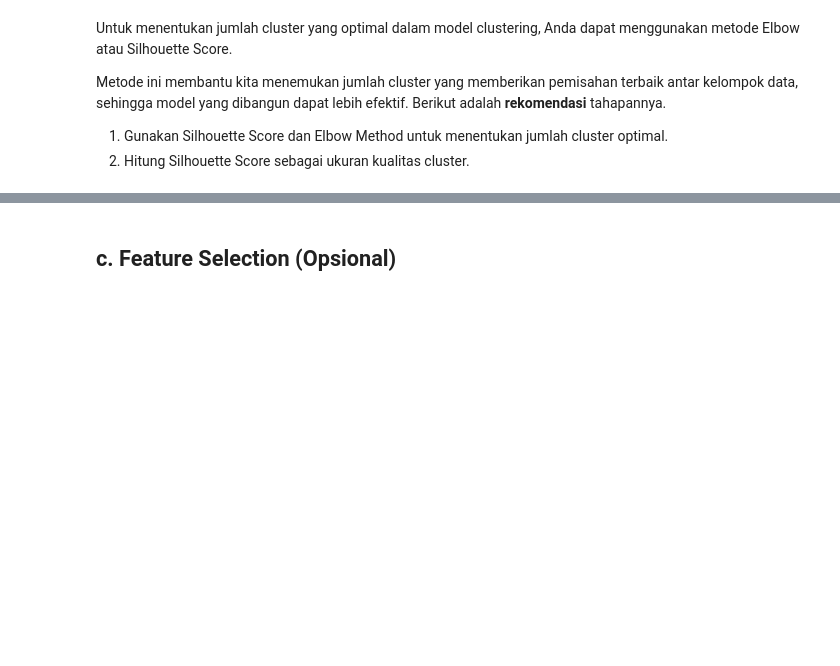
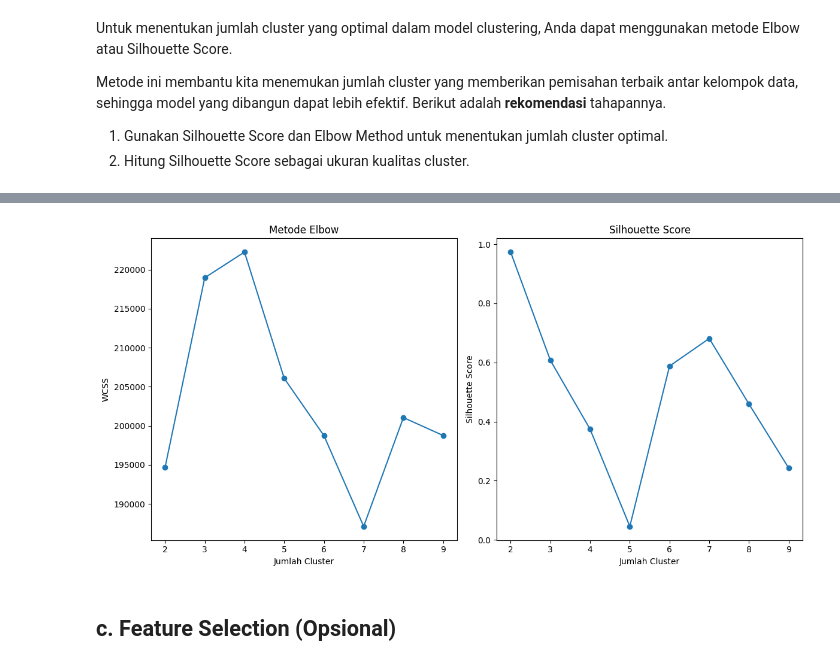
Before and after one commit to ZidanAlfarizaPutraPratama/MembangunProyekMachineLearning, a Jupyter notebook: notebooks/[Clustering]_Submission_Akhir_BMLP_Zidannnapp.ipynb, the cells around one changed output, grey strips where cells are left out. Cells and saved outputs as stored; diff of their text form; code cells hidden in the pictures; blank space fills up the shorter version.

```diff
--- a/notebooks/[Clustering]_Submission_Akhir_BMLP_Zidannnapp.ipynb
+++ b/notebooks/[Clustering]_Submission_Akhir_BMLP_Zidannnapp.ipynb
@@ -261,21 +293,3 @@ Untuk menentukan jumlah cluster yang optimal dalam model clustering, Anda dapat
 Metode ini membantu kita menemukan jumlah cluster yang memberikan pemisahan terbaik antar kelompok data, sehingga model yang dibangun dapat lebih efektif. Berikut adalah **rekomendasi** tahapannya.
 1. Gunakan Silhouette Score dan Elbow Method untuk menentukan jumlah cluster optimal.
 2. Hitung Silhouette Score sebagai ukuran kualitas cluster.
-# %%
-# Menentukan jumlah cluster optimal menggunakan Silhouette Score
-silhouette_scores = []
-for n_clusters in range(2, 15):
-    kmeans = KMeans(n_clusters=n_clusters, random_state=42)
-    labels = kmeans.fit_predict(X)
-    silhouette_avg = silhouette_score(X, labels)
-    silhouette_scores.append(silhouette_avg)
-    print(f'KMeans dengan {n_clusters} cluster -> Skor silhouette: {silhouette_avg:.4f}')
-
-# Visualisasi Silhouette Score
-plt.figure(figsize=(10, 6))
-plt.plot(range(2, 15), silhouette_scores, marker='o')
-plt.title('Silhouette Score vs Jumlah Cluster')
-plt.xlabel('Jumlah Cluster')
-plt.ylabel('Silhouette Score')
-plt.grid()
-plt.show()
@@ -296,0 +296,62 @@ KMeans dengan 14 cluster -> Skor silhouette: 0.1035
+# %%
+import pandas as pd
+import numpy as np
+import matplotlib.pyplot as plt
+from sklearn.preprocessing import StandardScaler
+from sklearn.cluster import MiniBatchKMeans
+from sklearn.metrics import silhouette_score
+
+# Memuat dataset
+data = pd.read_csv('../data/combined_financial_data_idx.csv')
+
+# Tampilkan nama kolom untuk memeriksa
+print(data.columns)
+
+# Memilih kolom yang relevan untuk clustering
+numerical_columns = ['2020', '2021', '2022', '2023']
+X = data[numerical_columns].dropna()
+
+# Standarisasi data
+scaler = StandardScaler()
+X_scaled = scaler.fit_transform(X)
+
+# Metode Elbow dan Silhouette Score
+wcss = []
+silhouette_scores = []
+cluster_range = range(2, 10)
+
+for n_clusters in cluster_range:
+    kmeans = MiniBatchKMeans(n_clusters=n_clusters, random_state=42, batch_size=100)
+    labels = kmeans.fit_predict(X_scaled)
+
+    # Hitung WCSS
+    wcss.append(kmeans.inertia_)
+
+    # Hitung Silhouette Score
+    if len(np.unique(labels)) > 1:
+        silhouette_avg = silhouette_score(X_scaled, labels)
+        silhouette_scores.append(silhouette_avg)
+    else:
+        silhouette_scores.append(-1)
+
+# Plot Metode Elbow
+plt.figure(figsize=(12, 6))
+
+plt.subplot(1, 2, 1)
+plt.plot(cluster_range, wcss, marker='o')
+plt.title('Metode Elbow')
+plt.xlabel('Jumlah Cluster')
+plt.ylabel('WCSS')
+plt.xticks(cluster_range)
+
+# Plot Silhouette Score
+plt.subplot(1, 2, 2)
+plt.plot(cluster_range, silhouette_scores, marker='o')
+plt.title('Silhouette Score')
+plt.xlabel('Jumlah Cluster')
+plt.ylabel('Silhouette Score')
+plt.xticks(cluster_range)
+
+plt.tight_layout()
+plt.show()
+# %% [output]
@@ -297,3 +359,4 @@ KMeans dengan 14 cluster -> Skor silhouette: 0.1035
+[figure, added]
 # %% [markdown]
 ## **c. Feature Selection (Opsional)**
 # %% [markdown]
```
Also changed, not shown: parts of 18 cells of this notebook, 10 other files.
